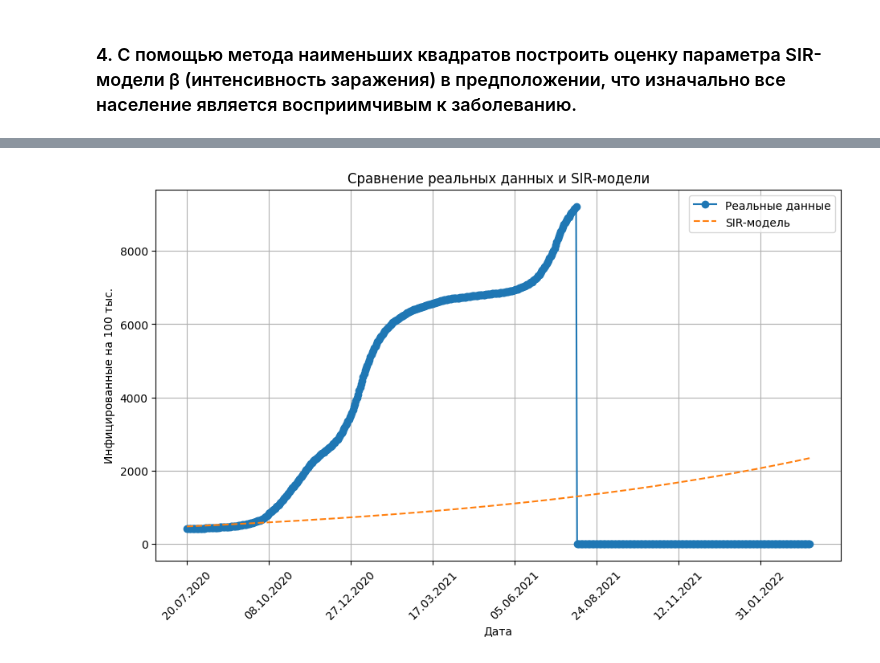
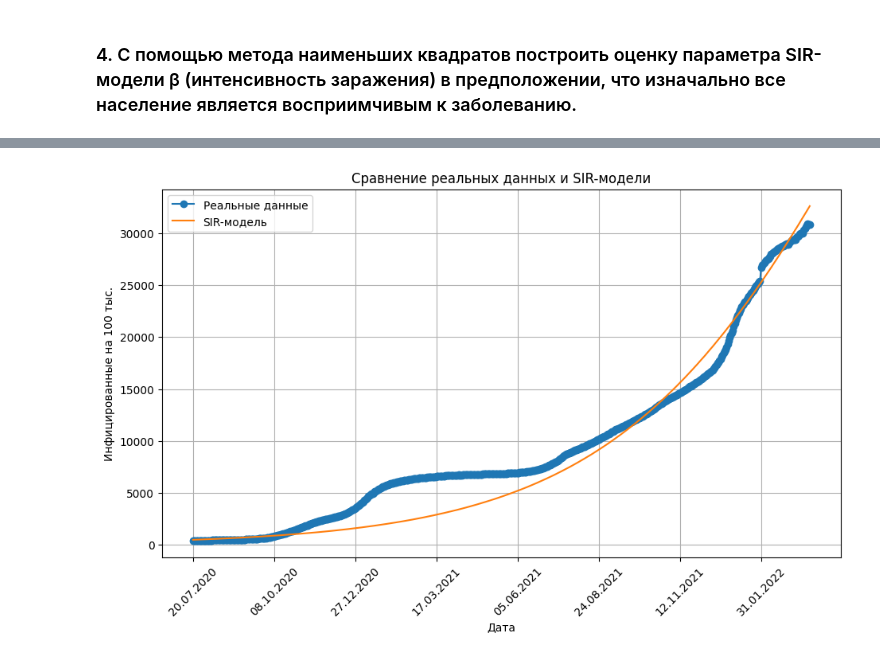
Before and after one commit to Artemiadze/Data-Science-in-Medicine, a Jupyter notebook: SIR-model/Vlasov_Artyom_SIR_Model.ipynb, the cells around one changed output, grey strips where cells are left out. Cells and saved outputs as stored; diff of their text form; code cells hidden in the pictures.

```diff
--- a/SIR-model/Vlasov_Artyom_SIR_Model.ipynb
+++ b/SIR-model/Vlasov_Artyom_SIR_Model.ipynb
@@ -219,4 +248,0 @@ ax.spines['right'].set_visible(False)
-# %%
-df['dR/dt'] = df['Выздоровлений за день'] / df['Инфицированные_I']
-gamma = df['dR/dt'].mean()
-print("γ: ", gamma)
@@ -225,5 +249,5 @@ print("γ: ", gamma)
 # %%
-gam = sum(df['Выздоровлений за день'] * df['Инфицированные_I'] / sum(df['Инфицированные_I'] * df['Инфицированные_I']))
-print('параметр гамма', gam)
-print('средняя продолжительность заболевания', 1/gam)
+gamma = sum(df['Выздоровлений за день'] *df['Инфицированные_I'] / sum(df['Инфицированные_I'] * df['Инфицированные_I']))
+print('параметр гамма', gamma)
+print('средняя продолжительность заболевания', 1/gamma)
 # %% [output]
@@ -231,0 +256,7 @@ print('средняя продолжительность заболевания'
+# %%
+import statsmodels.formula.api as smf
+
+df.rename(columns={'Выздоровлений за день': 'Выздоровлений_за_день'}, inplace=True)
+lm = smf.ols(formula='Выздоровлений_за_день ~ Инфицированные_I', data=df).fit()
+lm.params
+print(lm.summary())
@@ -255,24 +320,24 @@ def sir_model(t, beta):
 from scipy.optimize import curve_fit
 
 t_values = np.arange(len(df))
-beta_opt, _ = curve_fit(sir_model, t_values, df['Инфицированные'])
+beta_opt, _ = curve_fit(sir_model, t_values, df['Инфицированные_I'])
 # %%
 import matplotlib.pyplot as plt
 import matplotlib.ticker as ticker
 
 plt.figure(figsize=(11, 6))
 plt.plot(df['Дата'], df['Инфицированные на 100 тыс.'], label='Реальные данные', marker='o')
-plt.plot(df['Дата'], sir_model(t_values, beta_opt[0]) * 100000 / pop, label='SIR-модель', linestyle='--')
+plt.plot(df['Дата'], sir_model(t_values, beta_opt[0]) * 100000 / pop, label='SIR-модель', linestyle='-')
 
 plt.xlabel('Дата')
 plt.ylabel('Инфицированные на 100 тыс.')
 plt.title('Сравнение реальных данных и SIR-модели')
 plt.legend()
 
 plt.xticks(rotation=45)
 plt.gca().xaxis.set_major_locator(ticker.MaxNLocator(nbins=10))
 
 plt.grid()
 plt.show()
 # %% [output]
-[figure, old version]
+[figure, new version]
```
Also changed, not shown: parts of 13 cells of this notebook.
